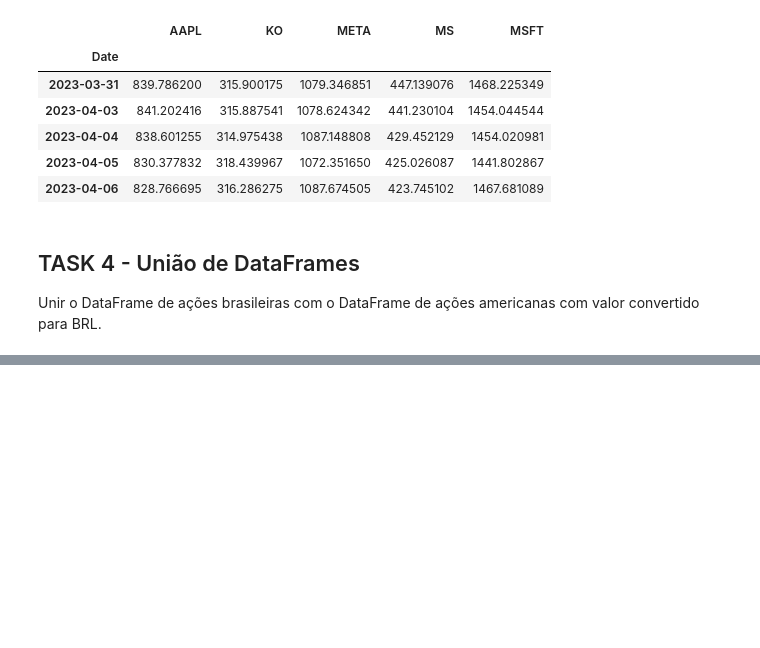
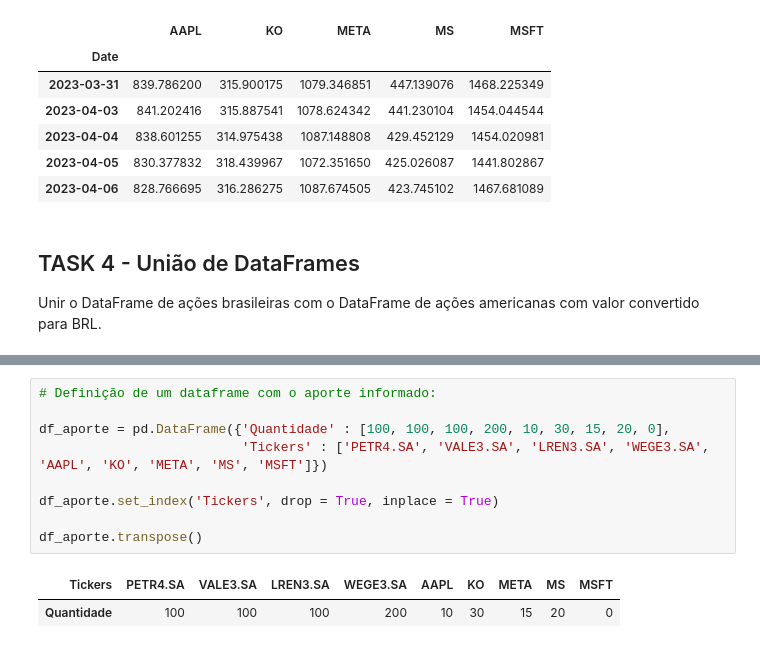
Before and after one commit to matheuslbrito/Estudos, a Jupyter notebook: ExercícioMentoria2.ipynb, the cells around one changed output, grey strips where cells are left out. Drawn from its saved outputs; the diff is of its cells as text; blank space fills up the shorter version.

```diff
--- a/ExercícioMentoria2.ipynb
+++ b/ExercícioMentoria2.ipynb
@@ -287,0 +303,12 @@ portfolio.tail()
+# %%
+# Definição de um dataframe com o aporte informado:
+
+df_aporte = pd.DataFrame({'Quantidade' : [100, 100, 100, 200, 10, 30, 15, 20, 0],
+                          'Tickers' : ['PETR4.SA', 'VALE3.SA', 'LREN3.SA', 'WEGE3.SA', 'AAPL', 'KO', 'META', 'MS', 'MSFT']})
+
+df_aporte.set_index('Tickers', drop = True, inplace = True)
+
+df_aporte.transpose()
+# %% [output]
+| Tickers | PETR4.SA | VALE3.SA | LREN3.SA | WEGE3.SA | AAPL | KO | META | MS | MSFT |
+| Quantidade | 100 | 100 | 100 | 200 | 10 | 30 | 15 | 20 | 0 |
```
Also changed, not shown: parts of 16 cells of this notebook.
